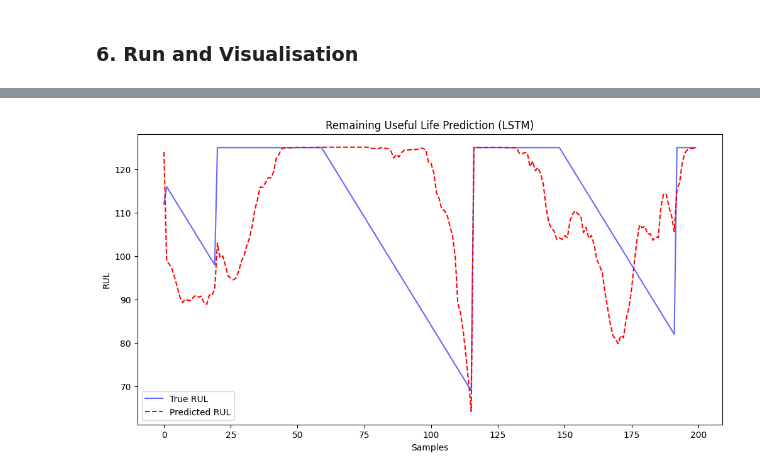
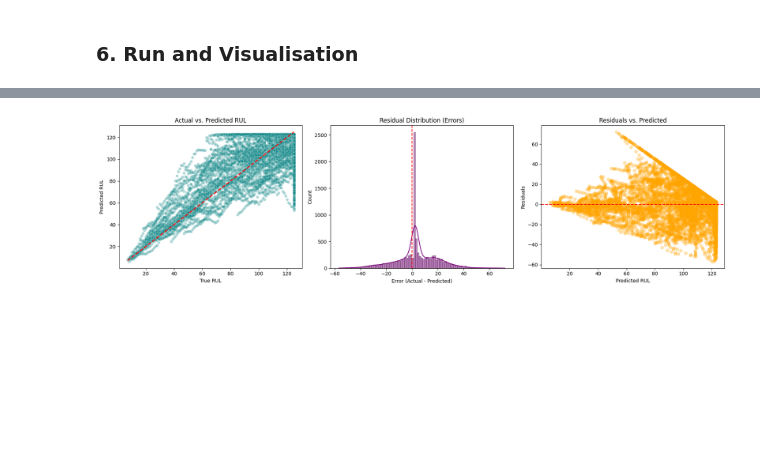
Before and after one commit to SKYTAN-050107/VHack_RUL_Predictions, a Jupyter notebook: src/05_deep_learning_KKWJ DS-D.ipynb, the cells around one changed output, grey strips where cells are left out. Saved outputs shown, nothing was run; the diff lists cells and outputs as text; code cells hidden in the pictures; blank space fills up the shorter version.

```diff
--- a/src/05_deep_learning_KKWJ DS-D.ipynb
+++ b/src/05_deep_learning_KKWJ DS-D.ipynb
@@ -138,9 +206,34 @@ Epoch [30/30], Loss: 0.7208
 # %% [markdown]
 ### 6. Run and Visualisation
 # %%
+# 1. Run inference to get predictions and actuals
 model.eval()
 predictions = []
 actuals = []
+
+def calculate_final_rmse(loader, model):
+    model.eval()
+    all_preds = []
+    all_targets = []
+    with torch.no_grad():
+        for batch_X, batch_y in loader:
+            batch_X = batch_X.to(device)
+            outputs = model(batch_X)
+            all_preds.extend(outputs.squeeze().cpu().numpy())
+            all_targets.extend(batch_y.numpy())
+
+    mse = np.mean((np.array(all_preds) - np.array(all_targets))**2)
+    rmse = mse ** 0.5
+    return rmse
+
+# Calculate final values
+final_train_rmse = calculate_final_rmse(train_loader, model)
+final_test_rmse = calculate_final_rmse(test_loader, model)
+
+# 3. Add: Print final results
+print(f"\n--- Final Results ---")
+print(f"Final Train RMSE: {final_train_rmse:.4f}")
+print(f"Final Test RMSE: {final_test_rmse:.4f}")
 
 with torch.no_grad():
     for batch_X, batch_y in test_loader:
@@ -149,16 +242,47 @@ with torch.no_grad():
         predictions.extend(outputs.squeeze().cpu().numpy())
         actuals.extend(batch_y.numpy())
 
-rmse = np.sqrt(mean_squared_error(actuals, predictions))
-print(f"Final Test RMSE: {rmse:.2f}")
+# Convert to numpy arrays for calculation
+actuals = np.array(actuals)
+predictions = np.array(predictions)
+residuals = actuals - predictions
 
-# Visualize first 100 samples
-plt.figure(figsize=(12, 6))
-plt.plot(actuals[:200], label='True RUL', color='blue', alpha=0.6)
-plt.plot(predictions[:200], label='Predicted RUL', color='red', linestyle='--')
-plt.title('Remaining Useful Life Prediction (LSTM)')
-plt.xlabel('Samples')
-plt.ylabel('RUL')
-plt.legend()
+# 2. Generate Prediction Diagnostics
+plt.figure(figsize=(18, 5))
+
+# Plot A: Actual vs. Predicted
+# Ideally points should follow the diagonal red line
+plt.subplot(1, 3, 1)
+sns.scatterplot(x=actuals, y=predictions, alpha=0.3, color='teal')
+plt.plot([actuals.min(), actuals.max()], [actuals.min(), actuals.max()], '--r', lw=2)
+plt.title('Actual vs. Predicted RUL')
+plt.xlabel('True RUL')
+plt.ylabel('Predicted RUL')
+
+# Plot B: Residual Distribution
+# Checks if errors are normally distributed (centered at 0)
+plt.subplot(1, 3, 2)
+sns.histplot(residuals, kde=True, color='purple')
+plt.axvline(x=0, color='red', linestyle='--')
+plt.title('Residual Distribution (Errors)')
+plt.xlabel('Error (Actual - Predicted)')
+
+# Plot C: Residuals vs. Predicted
+# Checks for heteroscedasticity (if error grows with RUL)
+plt.subplot(1, 3, 3)
+plt.scatter(predictions, residuals, alpha=0.3, color='orange')
+plt.axhline(y=0, color='red', linestyle='--')
+plt.title('Residuals vs. Predicted')
+plt.xlabel('Predicted RUL')
+plt.ylabel('Residuals')
+
+plt.tight_layout()
 plt.show()
+
+# 3. Print Summary Diagnostic Metrics
+mae = np.mean(np.abs(residuals))
+bias = np.mean(residuals)
+print(f"--- Diagnostic Summary ---")
+print(f"Mean Absolute Error (MAE): {mae:.2f}")
+print(f"Average Bias: {bias:.2f} (Positive means under-predicting, Negative means over-predicting)")
 # %% [output]
@@ -166 +292 @@ Final Test RMSE: 17.36
-[figure, old version]
+[figure, new version]
```
Also changed, not shown: parts of 4 cells of this notebook, 1 other file.
